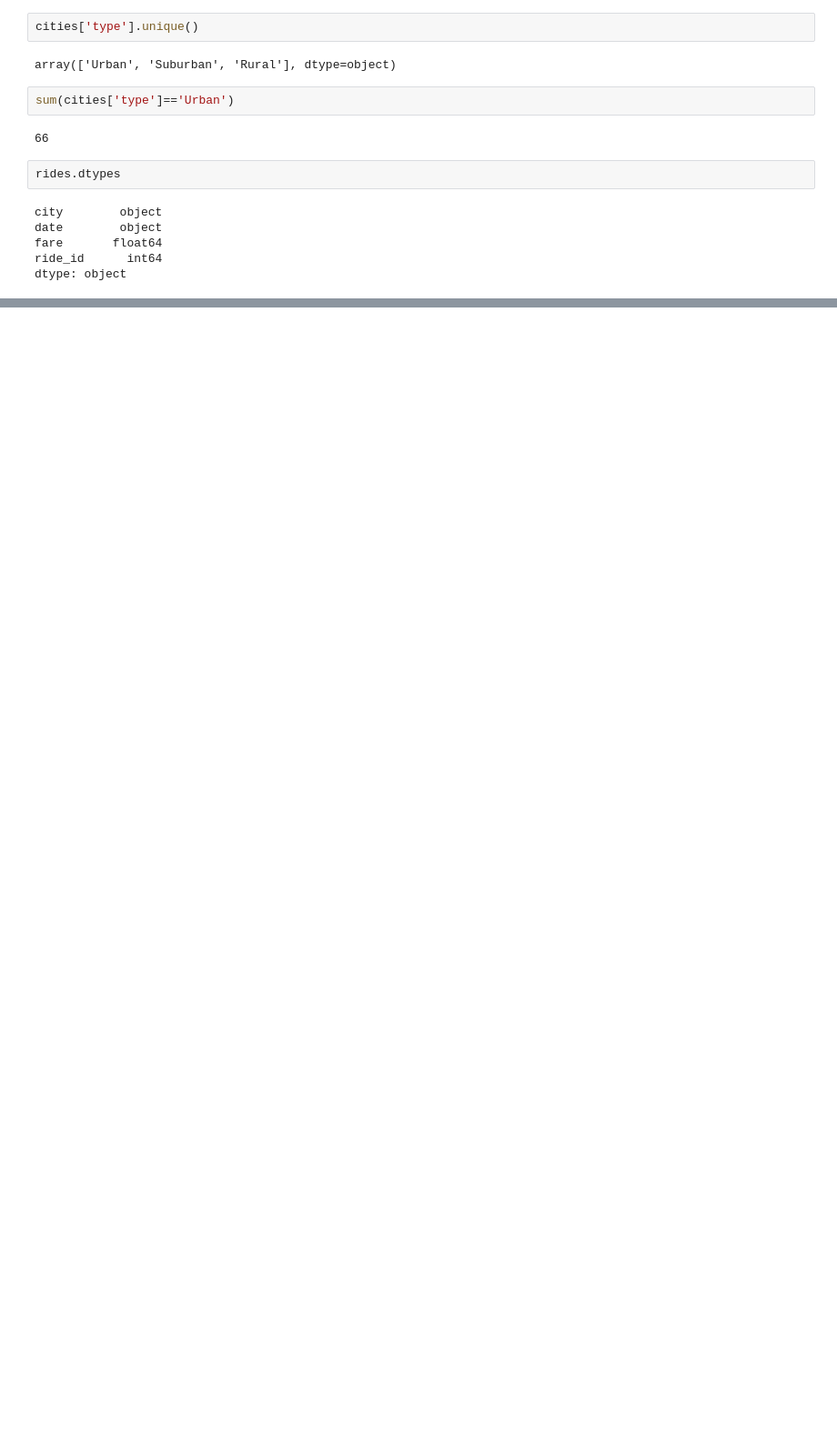
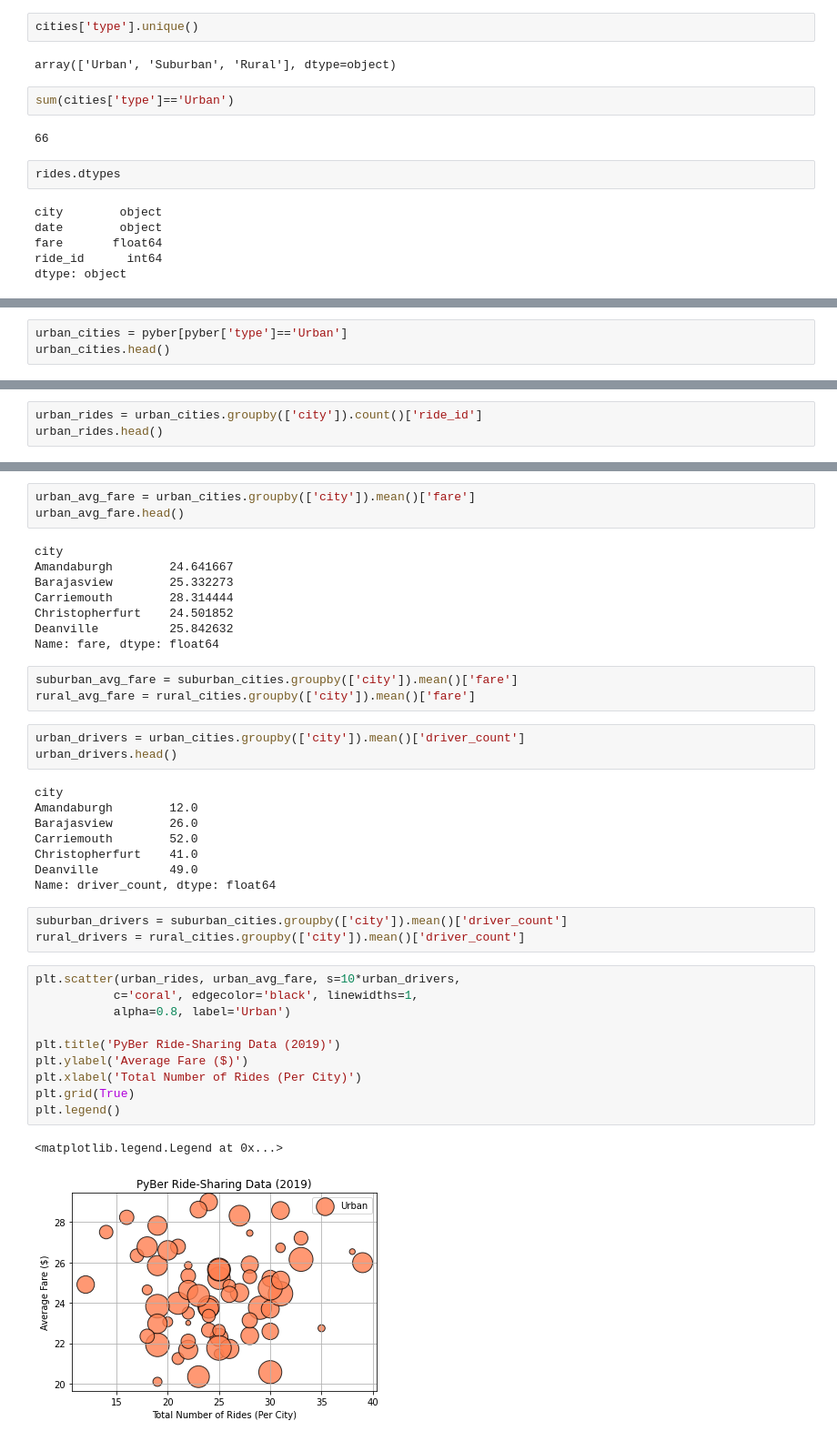
Before and after one commit to PGComai/PyBer_Analysis, a Jupyter notebook: PyBer.ipynb, the cells around one changed output, grey strips where cells are left out. Shown at 91% size. Saved outputs shown, nothing was run; the diff lists cells and outputs as text; blank space fills up the shorter version.

Commit message:
plotted ride sharing data

```diff
--- a/PyBer.ipynb
+++ b/PyBer.ipynb
@@ -69,0 +79,3 @@ pyber = pd.merge(rid)
+# %%
+urban_cities = pyber[pyber['type']=='Urban']
+urban_cities.head()
@@ -69,0 +92,3 @@ pyber = pd.merge(rid)
+# %%
+urban_rides = urban_cities.groupby(['city']).count()['ride_id']
+urban_rides.head()
@@ -69,0 +106,41 @@ pyber = pd.merge(rid)
+# %%
+urban_avg_fare = urban_cities.groupby(['city']).mean()['fare']
+urban_avg_fare.head()
+# %% [output]
+city
+Amandaburgh        24.641667
+Barajasview        25.332273
+Carriemouth        28.314444
+Christopherfurt    24.501852
+Deanville          25.842632
+Name: fare, dtype: float64
+# %%
+suburban_avg_fare = suburban_cities.groupby(['city']).mean()['fare']
+rural_avg_fare = rural_cities.groupby(['city']).mean()['fare']
+# %%
+urban_drivers = urban_cities.groupby(['city']).mean()['driver_count']
+urban_drivers.head()
+# %% [output]
+city
+Amandaburgh        12.0
+Barajasview        26.0
+Carriemouth        52.0
+Christopherfurt    41.0
+Deanville          49.0
+Name: driver_count, dtype: float64
+# %%
+suburban_drivers = suburban_cities.groupby(['city']).mean()['driver_count']
+rural_drivers = rural_cities.groupby(['city']).mean()['driver_count']
+# %%
+plt.scatter(urban_rides, urban_avg_fare, s=10*urban_drivers,
+           c='coral', edgecolor='black', linewidths=1,
+           alpha=0.8, label='Urban')
+
+plt.title('PyBer Ride-Sharing Data (2019)')
+plt.ylabel('Average Fare ($)')
+plt.xlabel('Total Number of Rides (Per City)')
+plt.grid(True)
+plt.legend()
+# %% [output]
+<matplotlib.legend.Legend at 0x...>
+[figure, added]
```
Also changed, not shown: parts of 10 cells of this notebook, 1 other file.
